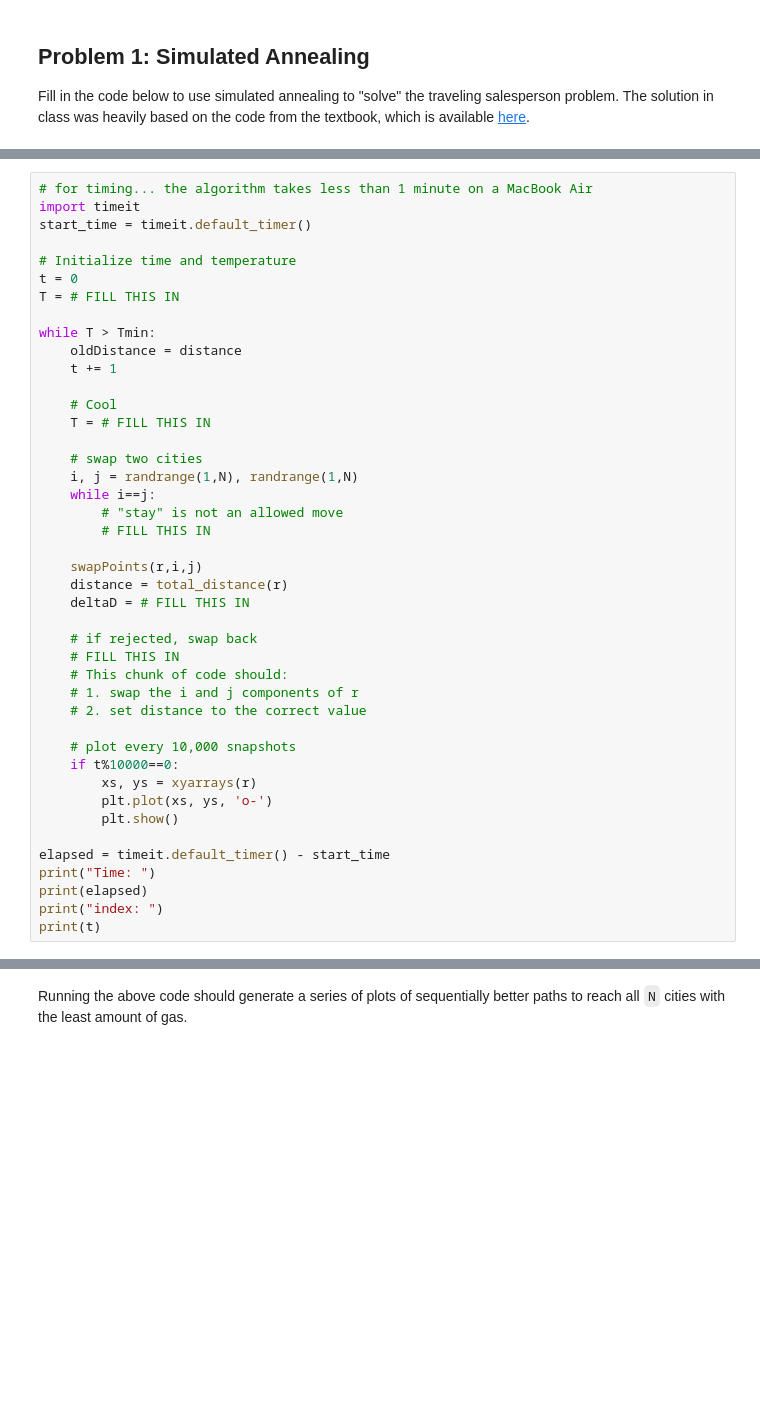
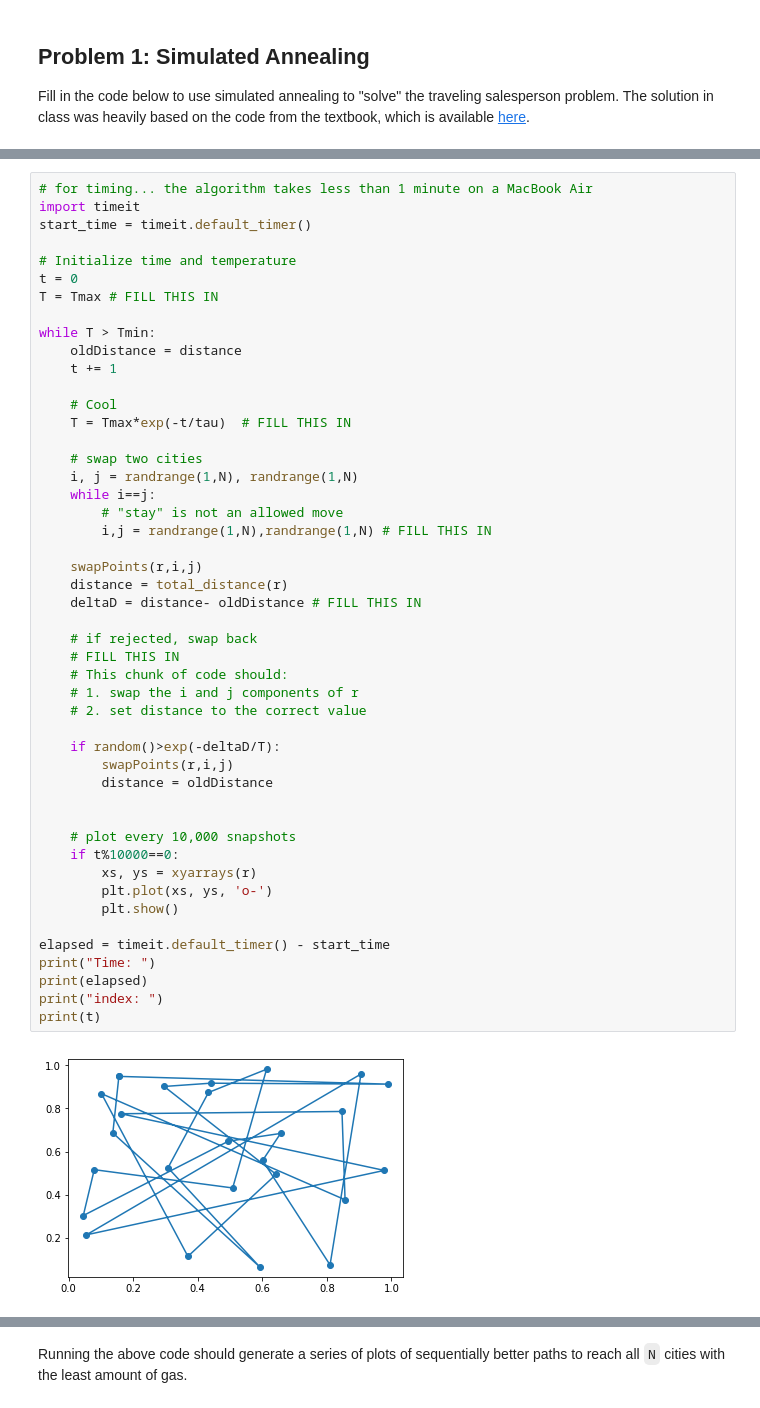
Before and after one commit to Physics177-2018/homework-8a-jamesbg314, a Jupyter notebook: Homework 8a.ipynb, the cells around one changed output, grey strips where cells are left out. Drawn from its saved outputs; the diff is of its cells as text; blank space fills up the shorter version.

```diff
--- a/Homework 8a.ipynb
+++ b/Homework 8a.ipynb
@@ -100,39 +100,46 @@ start_time = timeit.default_timer()
 
 # Initialize time and temperature
 t = 0
-T = # FILL THIS IN
+T = Tmax # FILL THIS IN
 
 while T > Tmin:
     oldDistance = distance
     t += 1
 
     # Cool
-    T = # FILL THIS IN
+    T = Tmax*exp(-t/tau)  # FILL THIS IN
 
     # swap two cities
     i, j = randrange(1,N), randrange(1,N)
     while i==j:
         # "stay" is not an allowed move
-        # FILL THIS IN
+        i,j = randrange(1,N),randrange(1,N) # FILL THIS IN
 
     swapPoints(r,i,j)
     distance = total_distance(r)
-    deltaD = # FILL THIS IN
+    deltaD = distance- oldDistance # FILL THIS IN
 
     # if rejected, swap back
     # FILL THIS IN
     # This chunk of code should:
     # 1. swap the i and j components of r
     # 2. set distance to the correct value
+
+    if random()>exp(-deltaD/T):
+        swapPoints(r,i,j)
+        distance = oldDistance
+
 
     # plot every 10,000 snapshots
     if t%10000==0:
         xs, ys = xyarrays(r)
         plt.plot(xs, ys, 'o-')
         plt.show()
 
 elapsed = timeit.default_timer() - start_time
 print("Time: ")
 print(elapsed)
 print("index: ")
 print(t)
+# %% [output]
+[figure, added]
```
Also changed, not shown: parts of 4 cells of this notebook, 12 other files.
